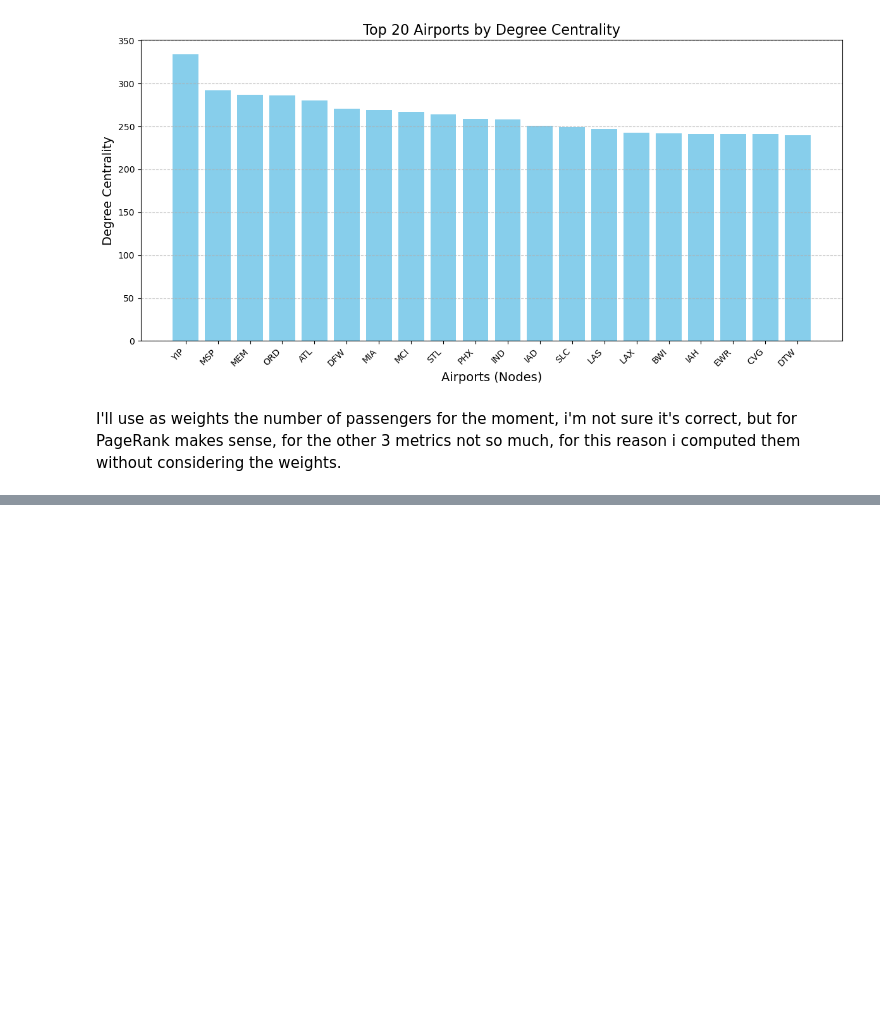
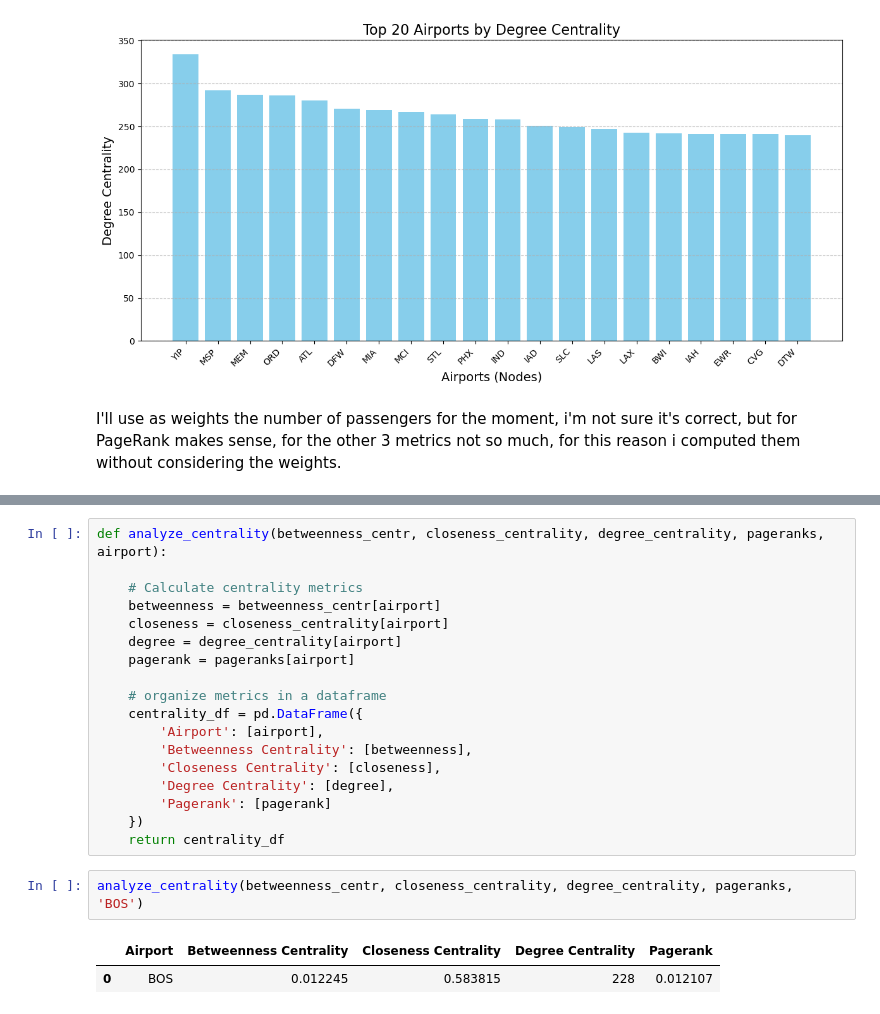
Before and after one commit to lebj995/ADM_HW5, a Jupyter notebook: main.ipynb, the cells around one changed output, grey strips where cells are left out. Saved outputs shown, nothing was run; the diff lists cells and outputs as text; blank space fills up the shorter version.

```diff
--- a/main.ipynb
+++ b/main.ipynb
@@ -279,0 +350,23 @@ I'll use as weights the number of passengers for the moment, i'm not sure it's c
+# %%
+def analyze_centrality(betweenness_centr, closeness_centrality, degree_centrality, pageranks, airport):
+
+    # Calculate centrality metrics
+    betweenness = betweenness_centr[airport]
+    closeness = closeness_centrality[airport]
+    degree = degree_centrality[airport]
+    pagerank = pageranks[airport]
+
+    # organize metrics in a dataframe
+    centrality_df = pd.DataFrame({
+        'Airport': [airport],
+        'Betweenness Centrality': [betweenness],
+        'Closeness Centrality': [closeness],
+        'Degree Centrality': [degree],
+        'Pagerank': [pagerank]
+    })
+    return centrality_df
+# %%
+analyze_centrality(betweenness_centr, closeness_centrality, degree_centrality, pageranks, 'BOS')
+# %% [output]
+|  | Airport | Betweenness Centrality | Closeness Centrality | Degree Centrality | Pagerank |
+| 0 | BOS | 0.012245 | 0.583815 | 228 | 0.012107 |
```
Also changed, not shown: parts of 3 cells of this notebook.
